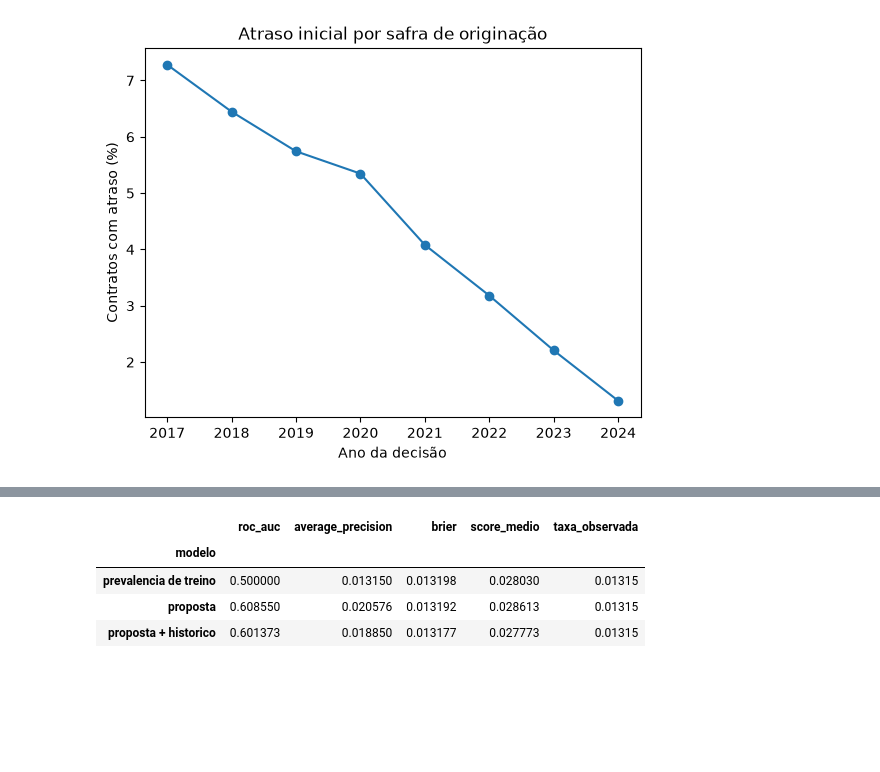
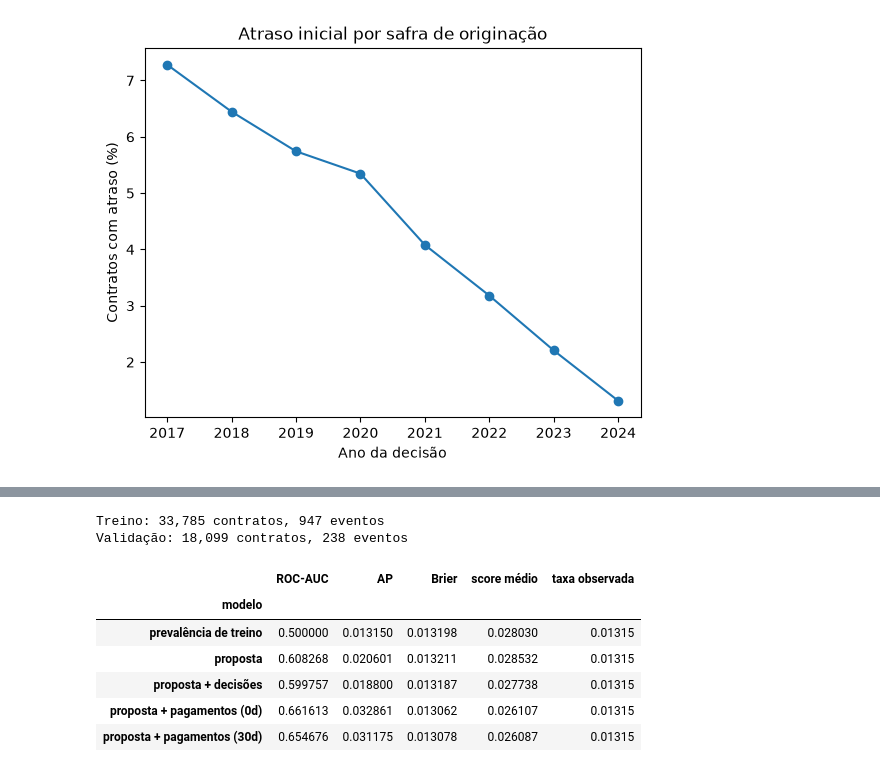
Before and after one commit to pedro-beaumord/datarisk-ds, a Jupyter notebook: notebook/case-risco-credito.ipynb, the cells around one changed output, grey strips where cells are left out. Drawn from its saved outputs; the diff is of its cells as text; code cells hidden in the pictures; blank space fills up the shorter version.

```diff
--- a/notebook/case-risco-credito.ipynb
+++ b/notebook/case-risco-credito.ipynb
@@ -303,48 +372,65 @@ Validação: 18099 contratos, 238 eventos
 # %%
+inicio_treino = pd.Timestamp("2022-01-01")
+inicio_validacao = pd.Timestamp("2024-01-01")
+fim_validacao = pd.Timestamp("2025-01-01")
+datas = treinavel.data_evento
+treino = treinavel.loc[
+    datas.ge(inicio_treino) & datas.lt(inicio_validacao)
+    & treinavel.data_rotulo.lt(inicio_validacao)
+]
+validacao = treinavel.loc[datas.ge(inicio_validacao) & datas.lt(fim_validacao)].copy()
+assert treino.target.nunique() == validacao.target.nunique() == 2
+print(f"Treino: {len(treino):,} contratos, {treino.target.sum():,} eventos")
+print(f"Validação: {len(validacao):,} contratos, {validacao.target.sum():,} eventos")
+
 def ajustar(base, colunas):
-
-    numericas = [col for col in colunas if col != "tipo_contrato"]
-
+    numericas = [col for col in colunas if col != "tipo_contrato"
+                 and not col.startswith("razao_pago_devido")]
+    razao = [col for col in colunas if col.startswith("razao_pago_devido")]
     preparar = ColumnTransformer([
-        ("num", make_pipeline(
-            SimpleImputer(strategy="median", add_indicator=True), StandardScaler()), numericas),
-        ("cat", OneHotEncoder(handle_unknown="ignore", min_frequency=25), ["tipo_contrato"])
+        ("num", make_pipeline(SimpleImputer(strategy="median", add_indicator=True),
+                              StandardScaler()), numericas),
+        ("razao", make_pipeline(SimpleImputer(strategy="median"), StandardScaler()), razao),
+        ("cat", OneHotEncoder(handle_unknown="ignore", min_frequency=25), ["tipo_contrato"]),
     ])
-
-    modelo = make_pipeline(preparar, LogisticRegression(max_iter=400, C=0.1, random_state=42))
-
-    return modelo.fit(base[colunas], base["target"])
+    modelo = make_pipeline(preparar, LogisticRegression(C=0.1, max_iter=400))
+    return modelo.fit(base[colunas], base.target)
 
 proposta = ["tipo_contrato", "valor_pedido", "valor_bem"]
+def colunas_pagamento(dias):
+    return [f"{nome}_{dias}d" for nome in
+            ("razao_pago_devido", "atraso7_ult_180d", "sem_historico_pag")]
 
 experimentos = {
     "proposta": proposta,
-    "proposta + historico": proposta + ["decisoes_anteriores", "dias_desde_decisao"]
+    "proposta + decisões": proposta + ["decisoes_anteriores", "dias_desde_decisao"],
+    "proposta + pagamentos (0d)": proposta + colunas_pagamento(0),
+    "proposta + pagamentos (30d)": proposta + colunas_pagamento(30),
 }
-
-predicoes = {
-    "prevalencia de treino": np.full(len(validacao), treino["target"].mean())
-}
-
+predicoes = {"prevalência de treino": np.full(len(validacao), treino.target.mean())}
+modelos = {}
 for nome, colunas in experimentos.items():
     modelo = ajustar(treino, colunas)
+    modelos[nome] = modelo
     predicoes[nome] = modelo.predict_proba(validacao[colunas])[:, 1]
 
 metricas = []
 for nome, pd_estimada in predicoes.items():
     metricas.append({
-        "modelo": nome,
-        "roc_auc": roc_auc_score(validacao["target"], pd_estimada),
-        "average_precision": average_precision_score(validacao["target"], pd_estimada),
-        "brier": brier_score_loss(validacao["target"], pd_estimada),
-        "score_medio": pd_estimada.mean(),
-        "taxa_observada": validacao.target.mean()
+        "modelo": nome, "ROC-AUC": roc_auc_score(validacao.target, pd_estimada),
+        "AP": average_precision_score(validacao.target, pd_estimada),
+        "Brier": brier_score_loss(validacao.target, pd_estimada),
+        "score médio": pd_estimada.mean(),
+        "taxa observada": validacao.target.mean(),
     })
-
 display(pd.DataFrame(metricas).set_index("modelo"))
 # %% [output]
+Treino: 33,785 contratos, 947 eventos
+Validação: 18,099 contratos, 238 eventos
-|  | roc_auc | average_precision | brier | score_medio | taxa_observada |
+|  | ROC-AUC | AP | Brier | score médio | taxa observada |
 | modelo |  |  |  |  |  |
-| prevalencia de treino | 0.500000 | 0.013150 | 0.013198 | 0.028030 | 0.01315 |
-| proposta | 0.608550 | 0.020576 | 0.013192 | 0.028613 | 0.01315 |
-| proposta + historico | 0.601373 | 0.018850 | 0.013177 | 0.027773 | 0.01315 |
+| prevalência de treino | 0.500000 | 0.013150 | 0.013198 | 0.028030 | 0.01315 |
+| proposta | 0.608268 | 0.020601 | 0.013211 | 0.028532 | 0.01315 |
+| proposta + decisões | 0.599757 | 0.018800 | 0.013187 | 0.027738 | 0.01315 |
+| proposta + pagamentos (0d) | 0.661613 | 0.032861 | 0.013062 | 0.026107 | 0.01315 |
+| proposta + pagamentos (30d) | 0.654676 | 0.031175 | 0.013078 | 0.026087 | 0.01315 |
```
Also changed, not shown: parts of 27 cells of this notebook, 4 other files.
